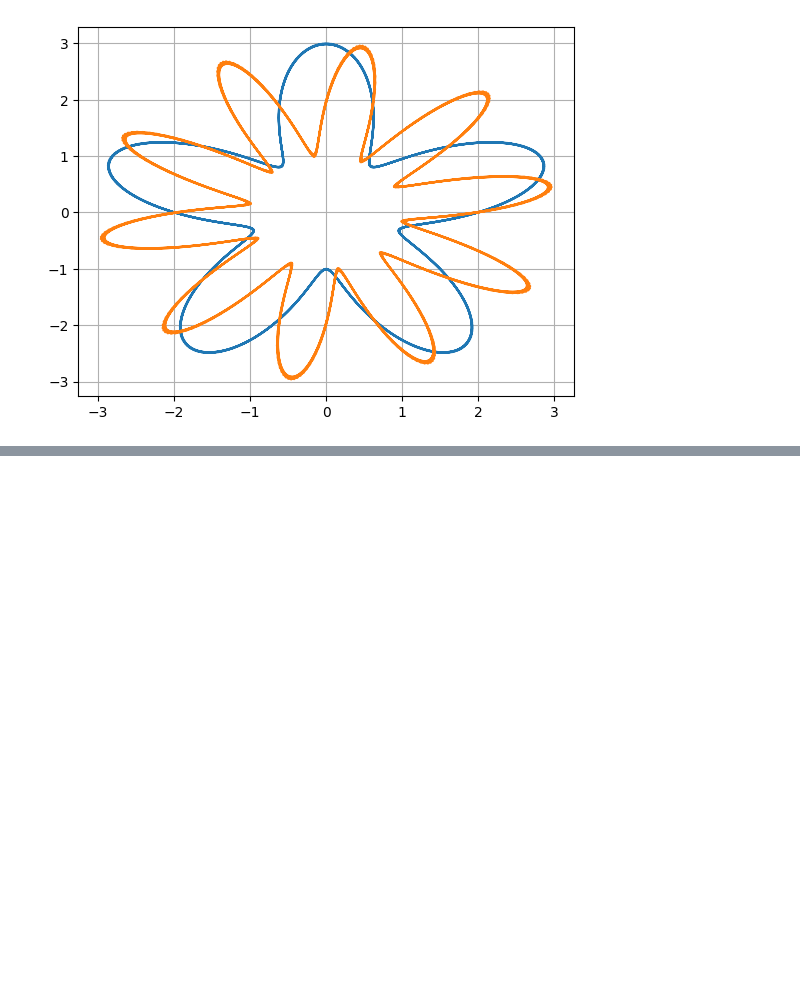
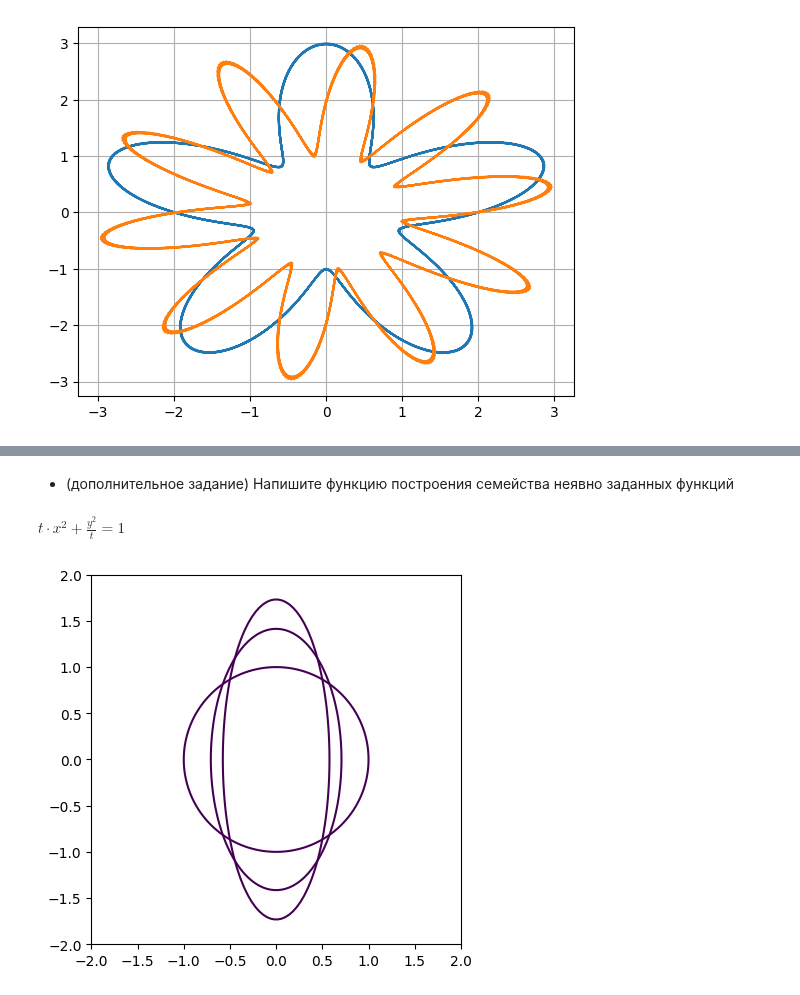
Before and after one commit to abgcw-dead/ca, a Jupyter notebook: L1.ipynb, the cells around one changed output, grey strips where cells are left out. Drawn from its saved outputs; the diff is of its cells as text; code cells hidden in the pictures; blank space fills up the shorter version.

```diff
--- a/L1.ipynb
+++ b/L1.ipynb
@@ -3713,0 +3744,19 @@ polar_plot_fam(2 + sin(t * alpha), (alpha, 0, 10 * PI), (t, 5, 11, 5))
+# %% [markdown]
+* (дополнительное задание) Напишите функцию построения семейства неявно заданных функций
+# %%
+def implicit_plot_fam(f: Expression, x: tuple, y: tuple, fam: tuple):
+  t = fam[1]
+  step = fam[3]
+  limit = fam[2]
+  while t < limit:
+    implicit_plot(subs(f, {fam[0]: t}), x, y)
+    t += step
+
+x, y, t = symbol('x'), symbol('y'), symbol('t')
+f = t * x ** 2 + y ** 2 / t == 1
+show(f)
+a = 2
+implicit_plot_fam(f, (x, -a, a), (y, -a, a), (t, 1, 4, 1))
+# %% [output]
+$\displaystyle t \cdot x^{2} + \frac{y^{2}}{t} = 1$
+[figure, added]
```
Also changed, not shown: parts of 4 cells of this notebook.
